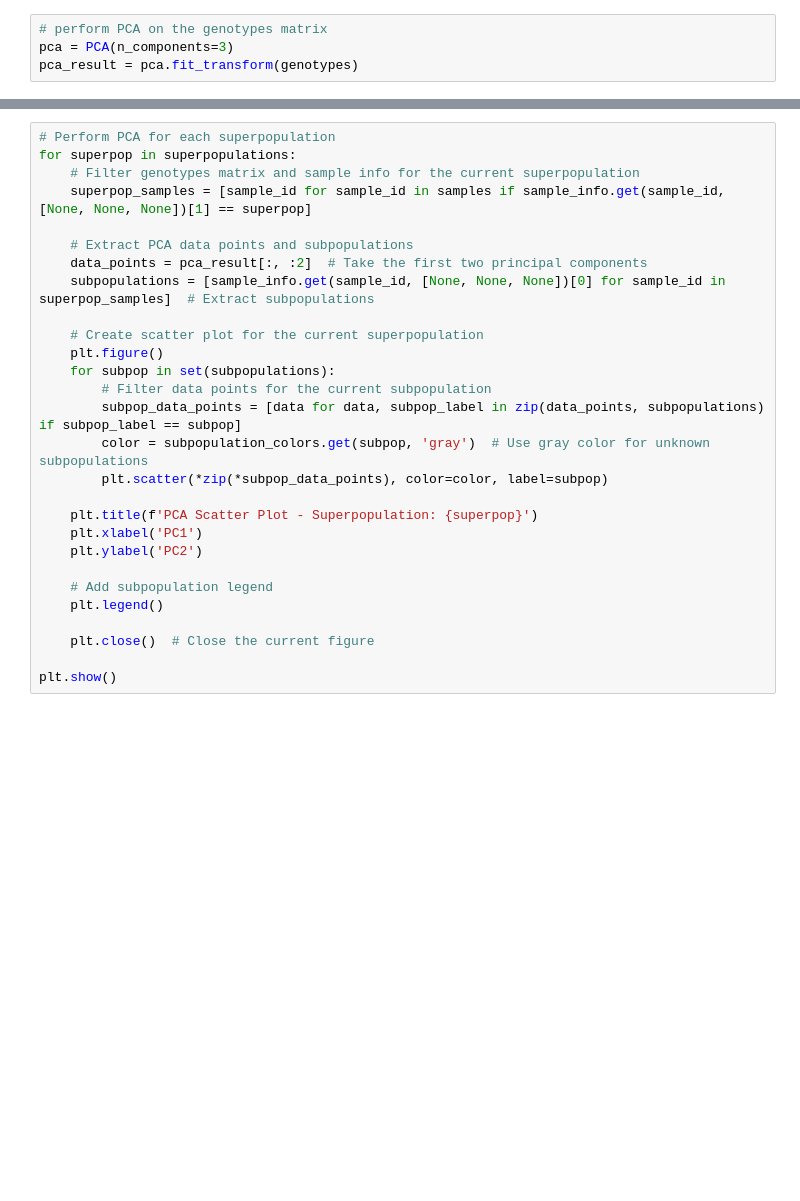
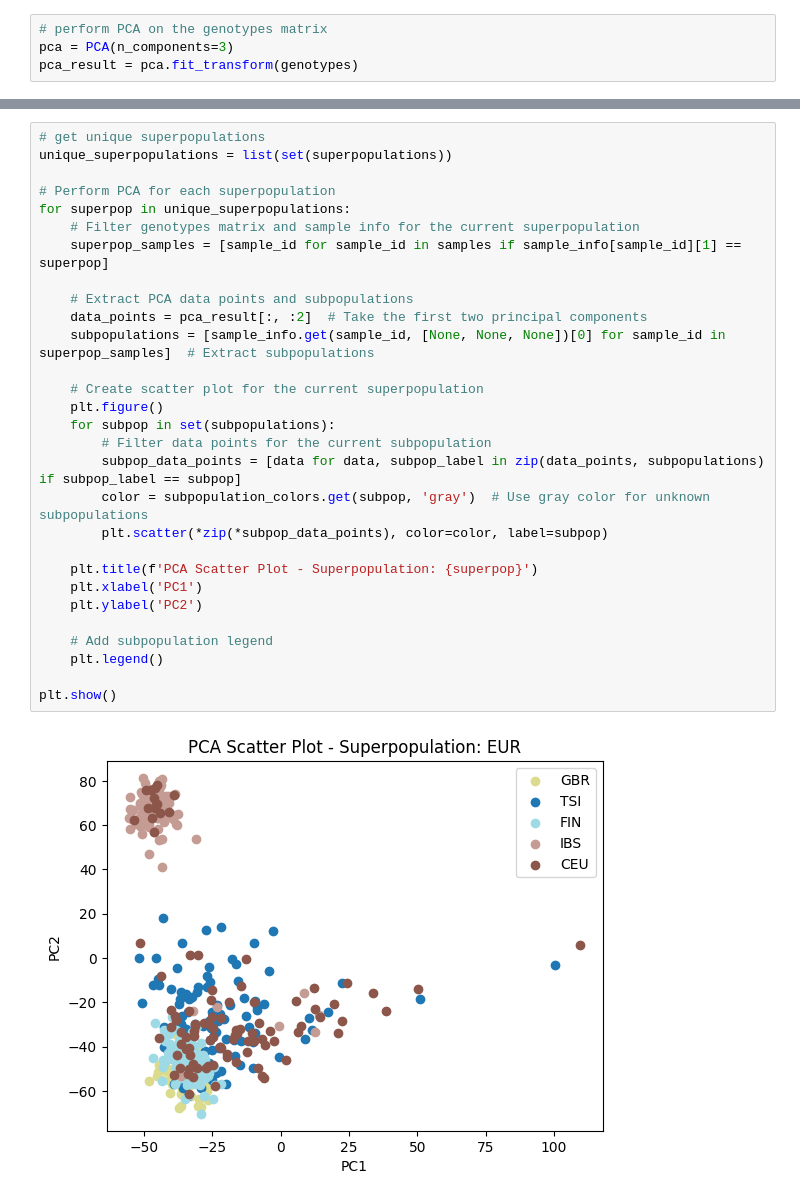
Before and after one commit to dream-dg/ExploringGeneticVariation, a Jupyter notebook: pca.ipynb, the cells around one changed output, grey strips where cells are left out. Drawn from its saved outputs; the diff is of its cells as text; blank space fills up the shorter version.

```diff
--- a/pca.ipynb
+++ b/pca.ipynb
@@ -57,28 +92,31 @@ plt.show()
 # %%
+# get unique superpopulations
+unique_superpopulations = list(set(superpopulations))
+
 # Perform PCA for each superpopulation
-for superpop in superpopulations:
+for superpop in unique_superpopulations:
     # Filter genotypes matrix and sample info for the current superpopulation
-    superpop_samples = [sample_id for sample_id in samples if sample_info.get(sample_id, [None, None, None])[1] == superpop]
+    superpop_samples = [sample_id for sample_id in samples if sample_info[sample_id][1] == superpop]
 
     # Extract PCA data points and subpopulations
     data_points = pca_result[:, :2]  # Take the first two principal components
     subpopulations = [sample_info.get(sample_id, [None, None, None])[0] for sample_id in superpop_samples]  # Extract subpopulations
 
     # Create scatter plot for the current superpopulation
     plt.figure()
     for subpop in set(subpopulations):
         # Filter data points for the current subpopulation
         subpop_data_points = [data for data, subpop_label in zip(data_points, subpopulations) if subpop_label == subpop]
         color = subpopulation_colors.get(subpop, 'gray')  # Use gray color for unknown subpopulations
         plt.scatter(*zip(*subpop_data_points), color=color, label=subpop)
 
     plt.title(f'PCA Scatter Plot - Superpopulation: {superpop}')
     plt.xlabel('PC1')
     plt.ylabel('PC2')
 
     # Add subpopulation legend
     plt.legend()
 
-    plt.close()  # Close the current figure
-
 plt.show()
+# %% [output]
+[figure, added]
```
Also changed, not shown: parts of 6 cells of this notebook, 4 other files.
